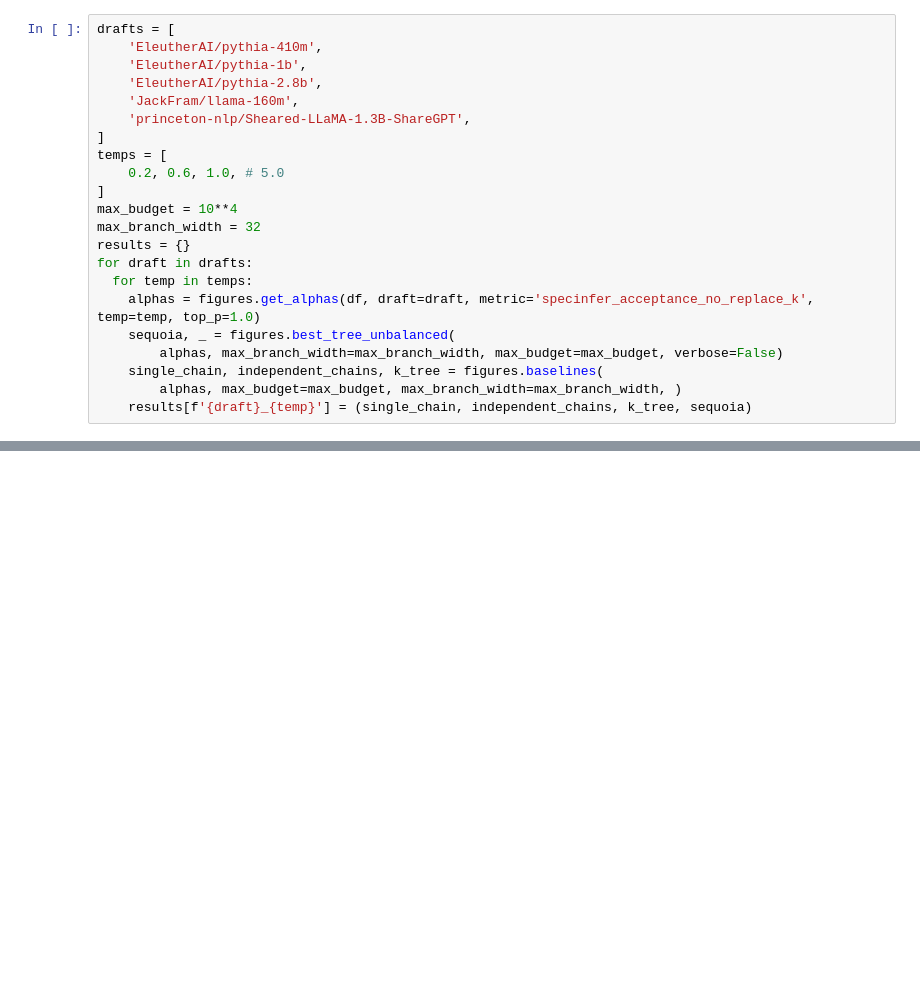
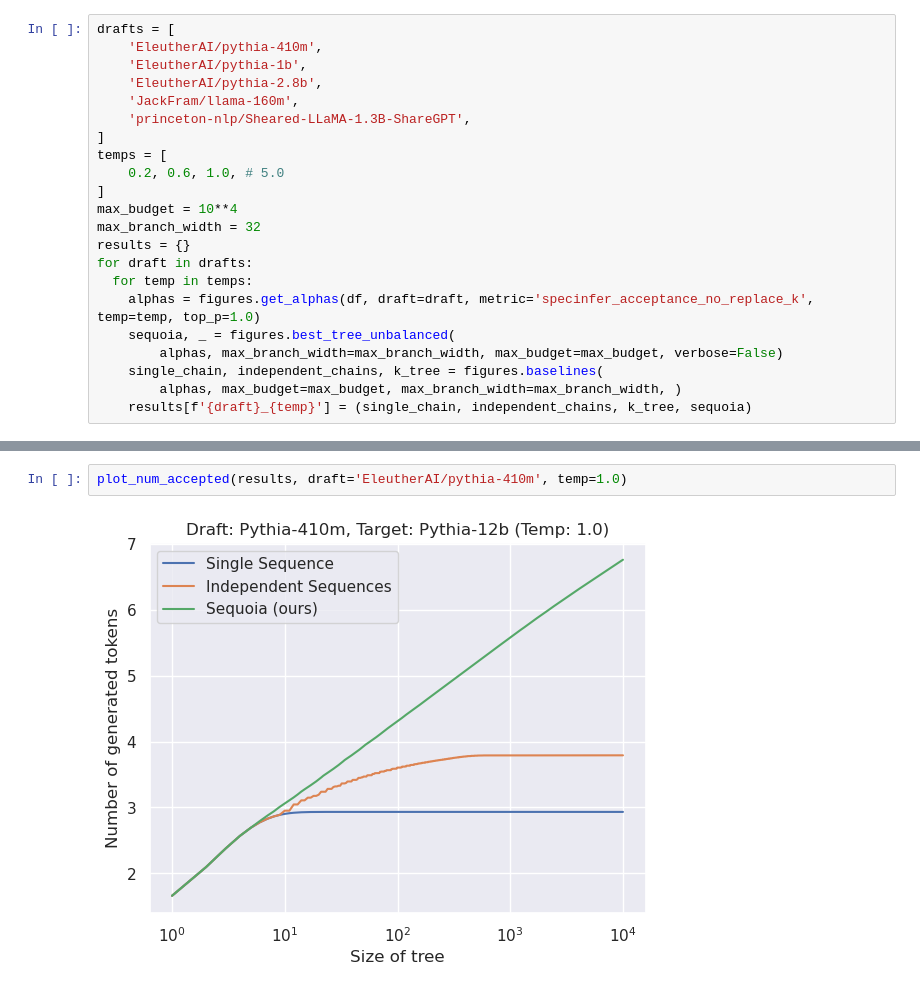
Before and after one commit to AnthonyHuo/An-Empirical-Study-on-Tree-based-Speculative-Decoding, a Jupyter notebook: figures/figures.ipynb, the cells around one changed output, grey strips where cells are left out. Saved outputs shown, nothing was run; the diff lists cells and outputs as text; blank space fills up the shorter version.

```diff
--- a/figures/figures.ipynb
+++ b/figures/figures.ipynb
@@ -78,0 +129,4 @@ for i, draft in enumerate(drafts):
+# %%
+plot_num_accepted(results, draft='EleutherAI/pythia-410m', temp=1.0)
+# %% [output]
+[figure, added]
```
Also changed, not shown: parts of 8 cells of this notebook.
